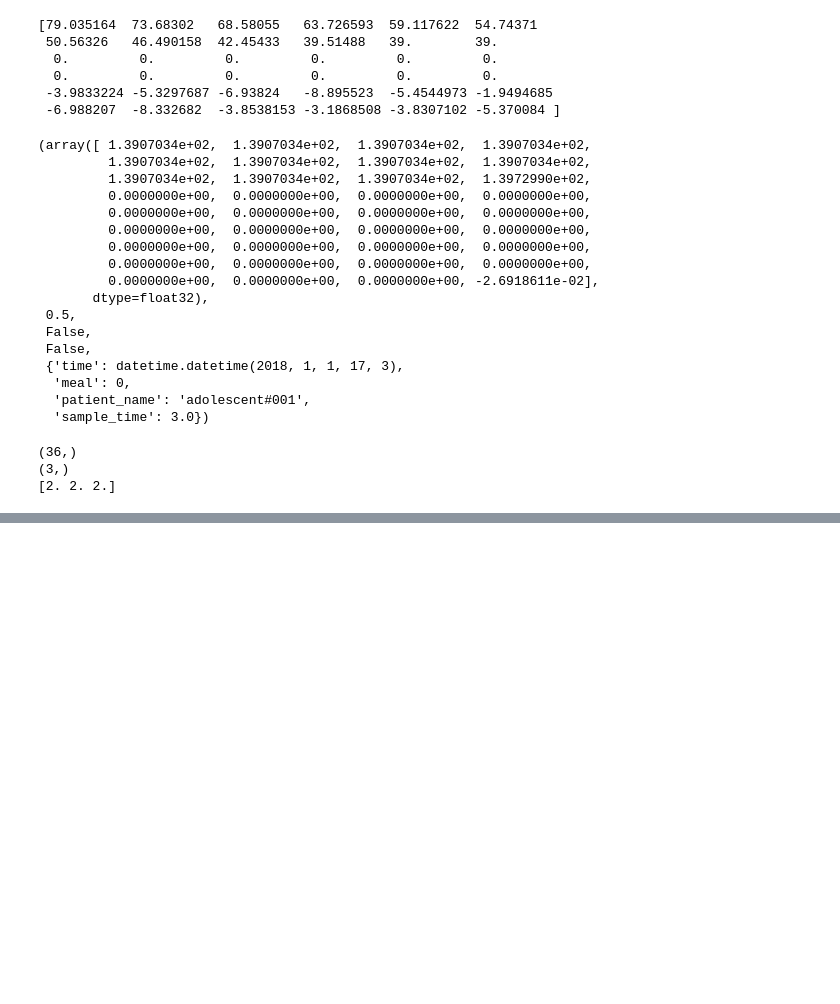
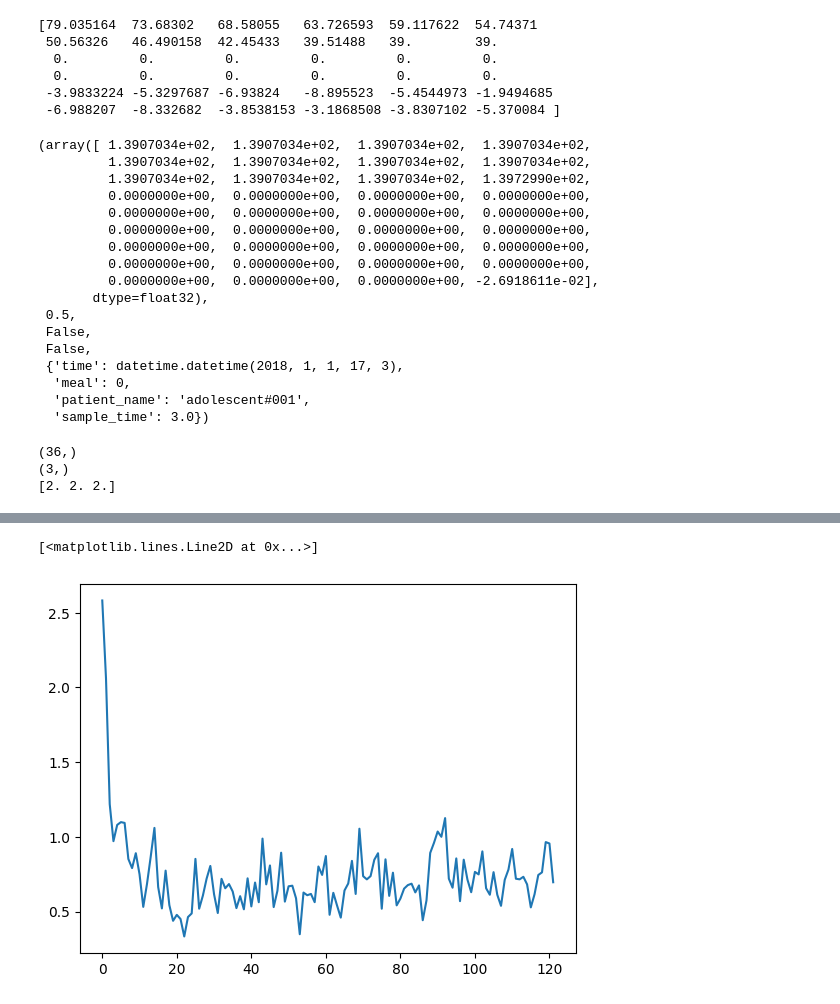
Before and after one commit to homolan13/RL_Project_DeepRL, a Jupyter notebook: bolus_glucose_control.ipynb, the cells around one changed output, grey strips where cells are left out. Saved outputs shown, nothing was run; the diff lists cells and outputs as text; code cells hidden in the pictures; blank space fills up the shorter version.

```diff
--- a/bolus_glucose_control.ipynb
+++ b/bolus_glucose_control.ipynb
@@ -104,11 +104,15 @@ class DDPGAgent(object):
         for target_param, local_param in zip(self.critic_target.parameters(), self.critic.parameters()):
             target_param.data.copy_(self.tau * local_param.data + (1.0 - self.tau) * target_param.data)
 
-    def train(self, batch_size=32, target_update_period=100, max_iter=10000, max_patience=200):
+    def select_action(self, state): # Actor selects action based on current state
+        state = th.FloatTensor(state).to(self.device)
+        return self.actor(state).cpu().data.numpy().flatten()
+
+    def train(self, batch_size=32, target_update_period=100, max_iter=1000, max_patience=100):
         critic_training_loss = []
         min_critic_loss = float('inf')
         patience = max_patience
-        for it in tqdm(range(max_iter)):
+        for it in range(max_iter):
 
             # Sample one episode
             state, _ = self.env.reset()
@@ -149,6 +153,9 @@ class DDPGAgent(object):
             if it % target_update_period == 0:
                 self.soft_update()
 
+            if it % 5 == 0:
+                print(f'Iteration: {it+1}, Critic loss: {critic_loss.item():.3f} (min: {min_critic_loss:.3f}), Patience left: {patience}')
+
             # Convergence check
             patience -= 1
             if patience == 0:
@@ -371,5 +365,5 @@ print(env.action_space.high)
 device = th.device('cuda' if th.cuda.is_available() else 'cpu')
 
 agent = DDPGAgent(env=env, device=device)
-agent.train()
+critic_loss = agent.train()
 # %% [output]
@@ -376,0 +387,7 @@ KeyboardInterrupt:
+# %%
+import matplotlib.pyplot as plt
+
+plt.plot([x[0] for x in critic_loss])
+# %% [output]
+[<matplotlib.lines.Line2D at 0x...>]
+[figure, added]
```
Also changed, not shown: parts of 6 cells of this notebook, 1 other file.
